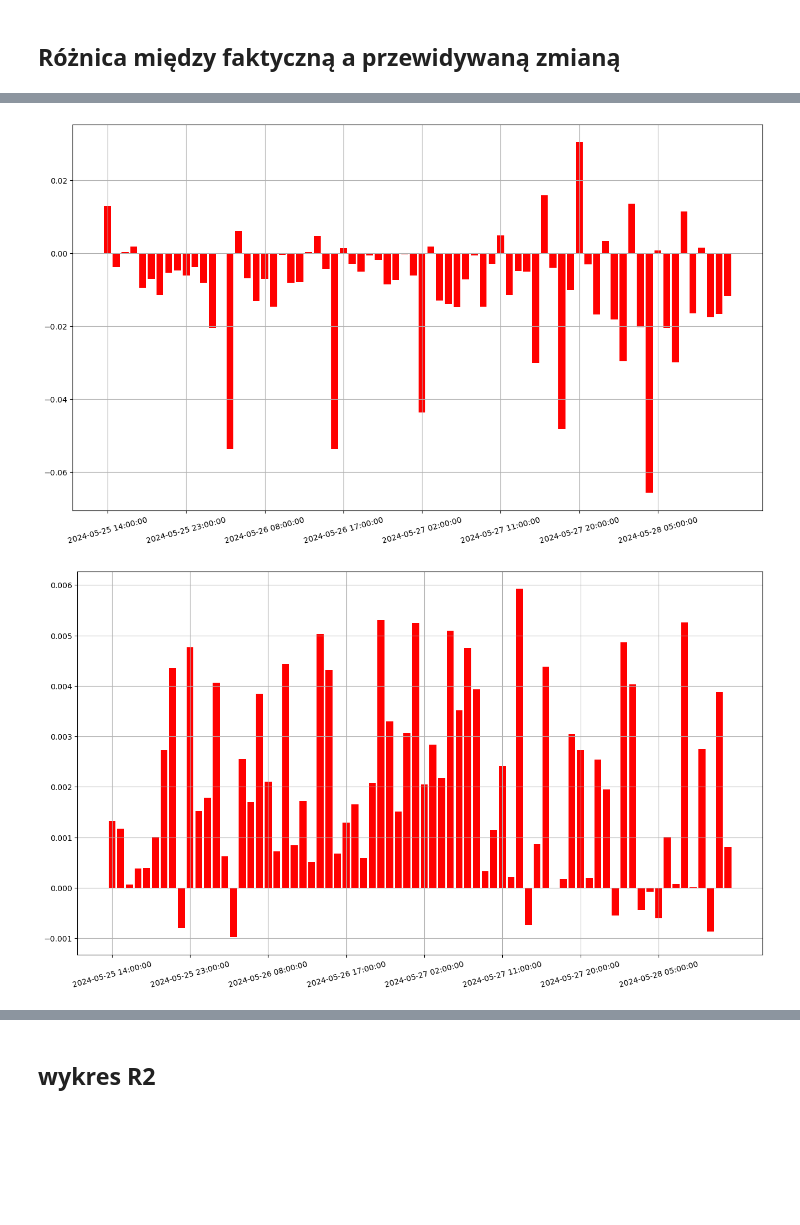
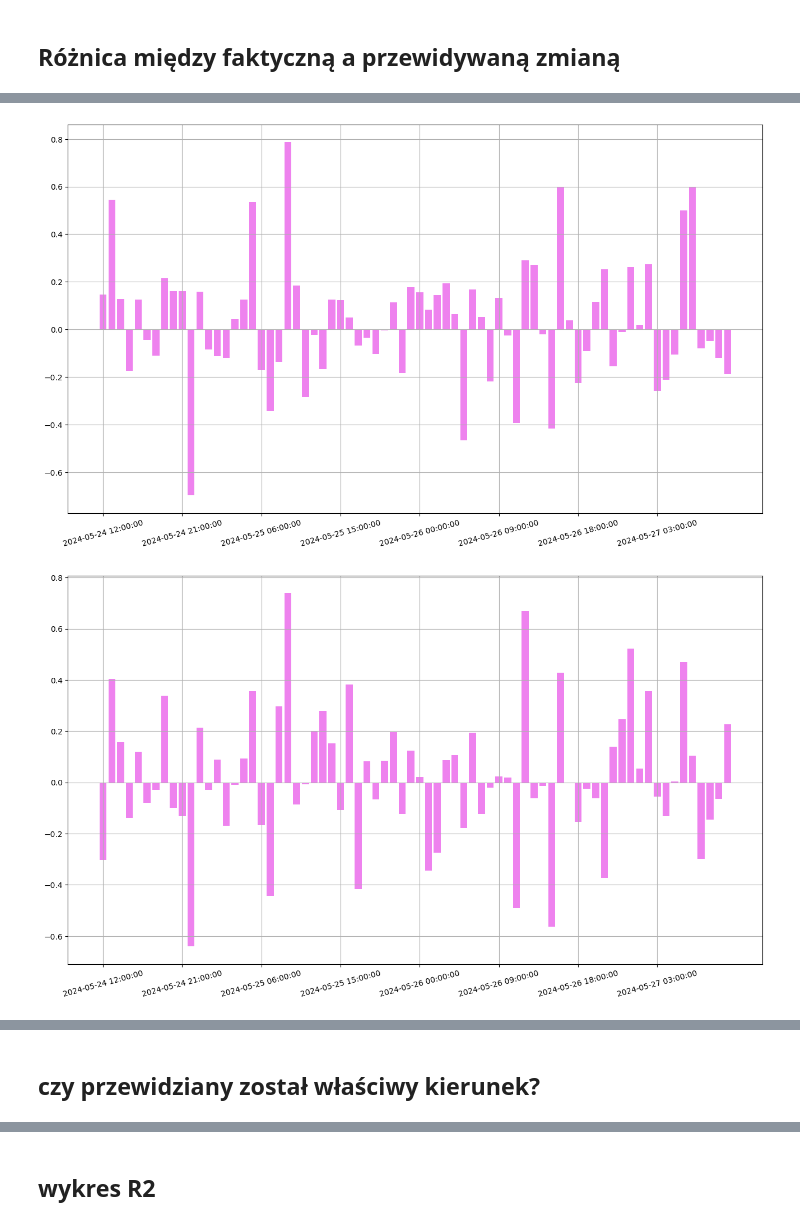
Before and after one commit to szym98/WSB_ML_crypto_model, a Jupyter notebook: Main_CryptoML.ipynb, the cells around one changed output, grey strips where cells are left out. Saved outputs shown, nothing was run; the diff lists cells and outputs as text; code cells hidden in the pictures; blank space fills up the shorter version.

```diff
--- a/Main_CryptoML.ipynb
+++ b/Main_CryptoML.ipynb
@@ -163,19 +120,0 @@ plt.show()
-# %%
-# TEST
-symbol = symbols[0]
-temp_val = a
-temp_pred = b
-fig, ax = plt.subplots(figsize=(16, 5))
-n_frames2display = 72
-x_temp = np.arange(len(temp_val.index[:n_frames2display]))
-y_temp = np.sign(temp_val.iloc[:n_frames2display]*temp_pred[:n_frames2display])
-score = round(y_temp.value_counts(normalize=True).iloc[1]*100,2)
-print(f"skuteczność: {score} %")
-w = 0.4
-ax.bar(x_temp, y_temp, width=w)
-ax.set_xticks(x_temp)
-ax.set_xticklabels(temp_val.index[:n_frames2display].astype(str), rotation=15)
-plt.locator_params(axis="x", nbins=8)
-ax.grid(True)
-ax.set_title(f"is right direction predicted for {symbol}")
-plt.show()
@@ -288,21 +215,23 @@ Features (X) and target (y):
 # %% [markdown]
 ## porównanie - faktyczna zmiana vs. przewidywana zmiana
 # %%
+n_frames2display = 72  # pierwsze przewidziane 3 dni
 for symbol in symbols:
     temp_val = values[symbol]
     temp_pred = predictions[symbol]
     fig, ax = plt.subplots(figsize=(16, 9))
-    last_n_frames = 72  # ostatnie 3 dni
-    x_temp = np.arange(len(temp_val.index[-last_n_frames:]))
+    x_temp = np.arange(len(temp_val.index[:n_frames2display]))
     w = 0.4
-    ax.bar(x_temp - w/2, temp_val.iloc[-last_n_frames:], width=w, label="Actual")
-    ax.bar(x_temp + w/2, temp_pred[-last_n_frames:], width=w, label="Predicted")
-    ax.set_ylabel("change of price, USDT")
+    ax.bar(x_temp - w/2, temp_val.iloc[:n_frames2display], width=w, label="Actual")
+    ax.bar(x_temp + w/2, temp_pred[:n_frames2display], width=w, label="Predicted")
+    ax.set_ylabel("change of price, USD")
     ax.set_xticks(x_temp)
-    ax.set_xticklabels(temp_val.index[-last_n_frames:].astype(str), rotation=15)
+    ax.set_xticklabels(temp_val.index[:n_frames2display].astype(str), rotation=15)
     plt.locator_params(axis="x", nbins=8)
     ax.grid(True)
     ax.set_title(f"Actual vs Predicted for {symbol}")
     ax.legend()
     plt.show()
+    print(f"sumaryczna faktyczna zmiana: {np.sum(temp_val[:n_frames2display])}")
+    print(f"sumaryczna przewidziana zmiana: {np.sum(temp_pred[:n_frames2display])}")
 # %% [output]
@@ -314,14 +253,15 @@ for symbol in symbols:
 # %% [markdown]
 ## Różnica między faktyczną a przewidywaną zmianą
 # %%
+n_frames2display = 72  # pierwsze przewidziane 3 dni
 for symbol in symbols:
     temp_val = values[symbol]
     temp_pred = predictions[symbol]
-    x_temp = np.arange(len(temp_val.index[-last_n_frames:]))
+    x_temp = np.arange(len(temp_val.index[:n_frames2display]))
     fig, ax = plt.subplots(figsize=(16,9))
-    ax.bar(x_temp[-72:], temp_val.iloc[-72:]-temp_pred[-72:], color="red")
-    ax.set_xticks(x_temp[-72:])
-    ax.set_xticklabels(temp_val.index[-72:].astype(str), rotation=15)
+    ax.bar(x_temp[:n_frames2display], temp_val.iloc[:n_frames2display]-temp_pred[:n_frames2display], color="violet")
+    ax.set_xticks(x_temp[:n_frames2display])
+    ax.set_xticklabels(temp_val.index[:n_frames2display].astype(str), rotation=15)
     ax.grid(True)
     plt.locator_params(axis="x", nbins=8)
     plt.show()
@@ -331,2 +271,2 @@ for symbol in symbols:
-[figure, old version]
+[figure, new version]
-[figure, old version]
+[figure, new version]
@@ -333,0 +274,2 @@ for symbol in symbols:
+# %% [markdown]
+## czy przewidziany został właściwy kierunek?
```
Also changed, not shown: parts of 15 cells of this notebook.
